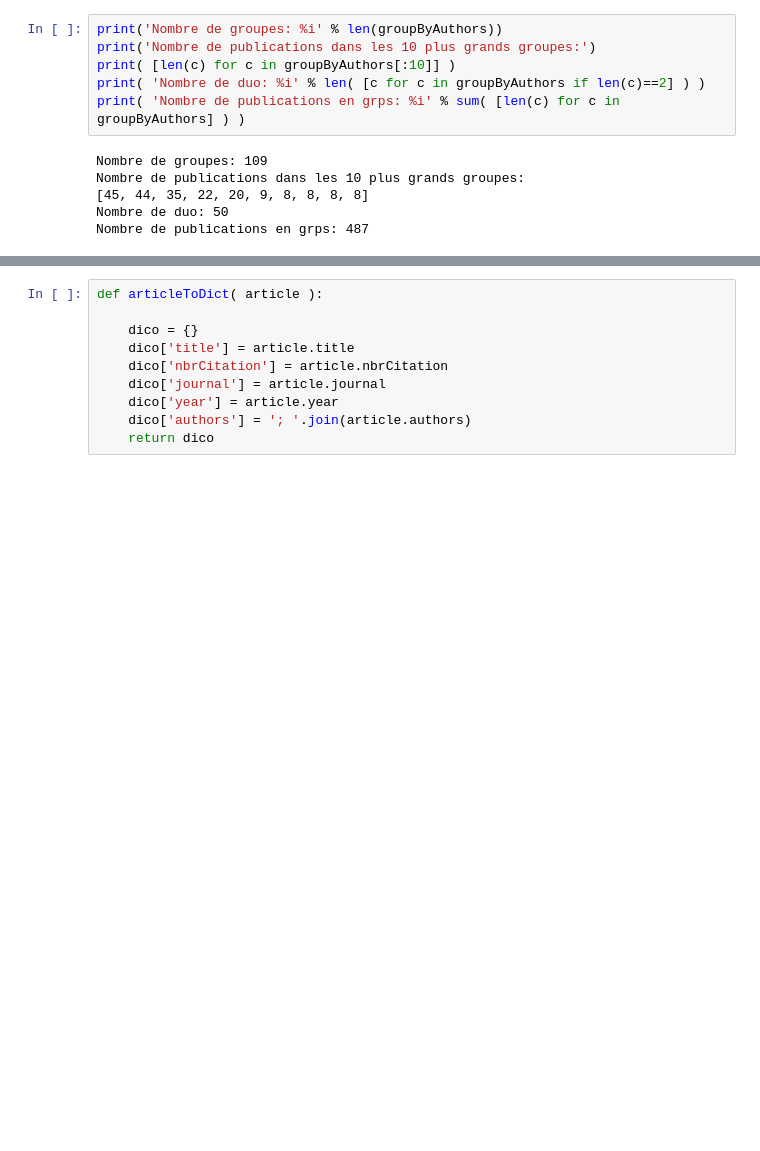
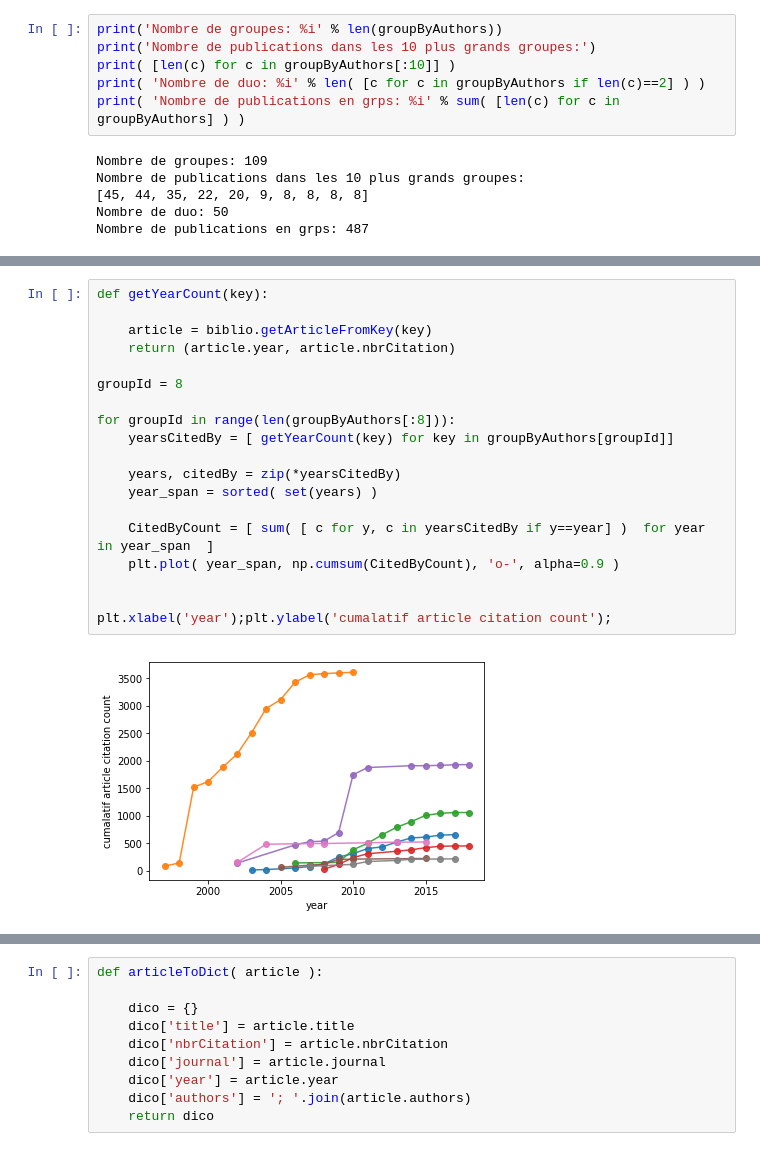
Before and after one commit to xdze2/bibigraph, a Jupyter notebook: groupBy_coauthors.ipynb, the cells around one changed output, grey strips where cells are left out. Saved outputs shown, nothing was run; the diff lists cells and outputs as text; blank space fills up the shorter version.

```diff
--- a/groupBy_coauthors.ipynb
+++ b/groupBy_coauthors.ipynb
@@ -58,0 +74,21 @@ Nombre de publications en grps: 487
+# %%
+def getYearCount(key):
+
+    article = biblio.getArticleFromKey(key)
+    return (article.year, article.nbrCitation)
+
+groupId = 8
+
+for groupId in range(len(groupByAuthors[:8])):
+    yearsCitedBy = [ getYearCount(key) for key in groupByAuthors[groupId]]
+
+    years, citedBy = zip(*yearsCitedBy)
+    year_span = sorted( set(years) )
+
+    CitedByCount = [ sum( [ c for y, c in yearsCitedBy if y==year] )  for year in year_span  ]
+    plt.plot( year_span, np.cumsum(CitedByCount), 'o-', alpha=0.9 )
+
+
+plt.xlabel('year');plt.ylabel('cumalatif article citation count');
+# %% [output]
+[figure, added]
```
Also changed, not shown: parts of 4 cells of this notebook, 1 other file.
